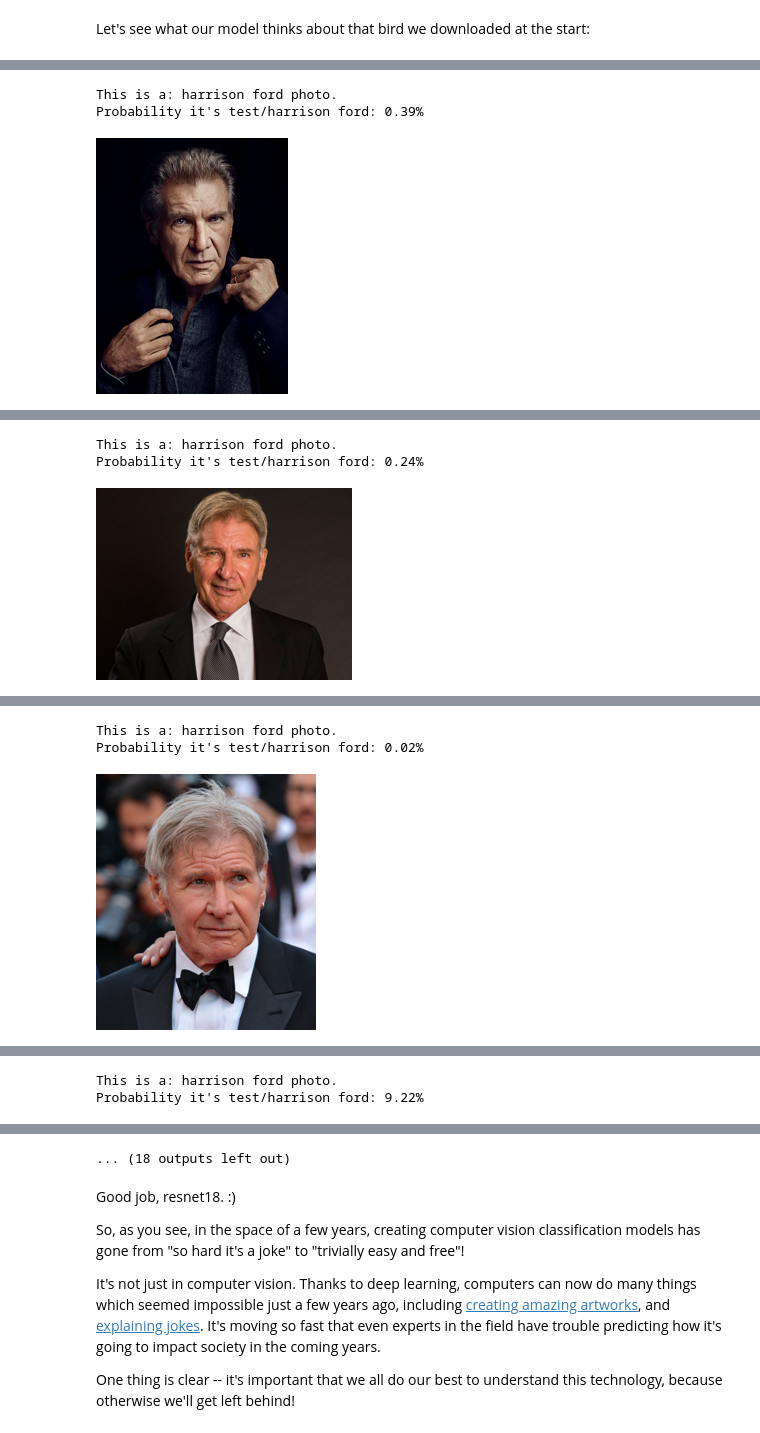
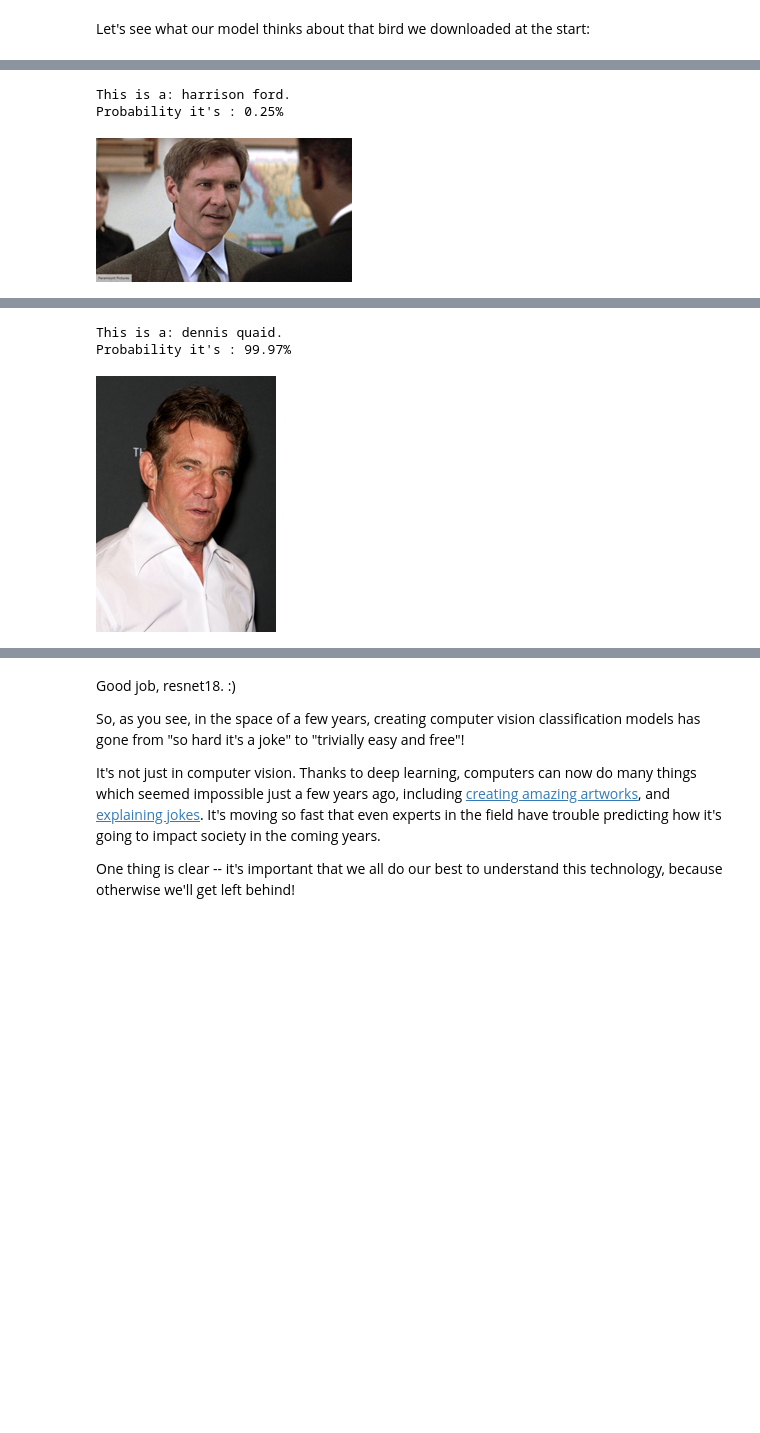
Before and after one commit to atoscram/fastai-is-it-dennis-quaid-or-harrison-ford, a Jupyter notebook: is-it-dennis-quaid-or-harrison-ford.ipynb, the cells around one changed output, grey strips where cells are left out. Cells and saved outputs as stored; diff of their text form; code cells hidden in the pictures; blank space fills up the shorter version.

```diff
--- a/is-it-dennis-quaid-or-harrison-ford.ipynb
+++ b/is-it-dennis-quaid-or-harrison-ford.ipynb
@@ -254,27 +186,27 @@ Let's see what our model thinks about that bird we downloaded at the start:
 # %%
 import os
 from IPython.display import display
 
-image_test_path1 = "test/harrison ford/"
-image_test_path2 = "test/dennis quaid/"
+image_test_path1 = "harrison ford.jpg"
+image_test_path2 = "dennis quaid.jpg"
 
-for item in os.listdir(image_test_path1):
-    is_actor,_,probs = learn.predict(PILImage.create(f'{image_test_path1}/{item}'))
-    print(f"This is a: {is_actor}.")
-    print(f"Probability it's {os.path.dirname(image_test_path1)}: {probs[0]*100:.2f}%")
-    display(Image.open(f'{image_test_path1}/{item}').to_thumb(256,256))
+#for item in os.listdir(image_test_path1):
+is_actor,_,probs = learn.predict(PILImage.create(image_test_path1))
+print(f"This is a: {is_actor}.")
+print(f"Probability it's {os.path.dirname(image_test_path1)}: {probs[0]*100:.2f}%")
+display(Image.open(image_test_path1).to_thumb(256,256))
 
-for item in os.listdir(image_test_path2):
-    is_actor,_,probs = learn.predict(PILImage.create(f'{image_test_path2}/{item}'))
-    print(f"This is a: {is_actor}.")
-    print(f"Probability it's {os.path.dirname(image_test_path2)}: {probs[0]*100:.2f}%")
-    display(Image.open(f'{image_test_path2}/{item}').to_thumb(256,256))
+#for item in os.listdir(image_test_path2):
+is_actor,_,probs = learn.predict(PILImage.create(image_test_path2))
+print(f"This is a: {is_actor}.")
+print(f"Probability it's {os.path.dirname(image_test_path2)}: {probs[0]*100:.2f}%")
+display(Image.open(image_test_path2).to_thumb(256,256))
 # %% [output]
 [interactive output not drawn]
-This is a: harrison ford photo.
-Probability it's test/harrison ford: 0.39%
+This is a: harrison ford.
+Probability it's : 0.25%
-[figure, old version]
+[figure, new version]
 [interactive output not drawn]
-This is a: harrison ford photo.
-Probability it's test/harrison ford: 0.24%
+This is a: dennis quaid.
+Probability it's : 99.97%
-[figure, old version]
+[figure, new version]
@@ -282,3 +212,0 @@ Probability it's test/harrison ford: 0.24%
-This is a: harrison ford photo.
-Probability it's test/harrison ford: 0.02%
-[figure, removed]
@@ -286,2 +212,0 @@ Probability it's test/harrison ford: 0.02%
-This is a: harrison ford photo.
-Probability it's test/harrison ford: 9.22%
@@ -289,4 +213,3 @@ Probability it's test/harrison ford: 9.22%
-... (18 outputs left out)
 # %% [markdown]
 Good job, resnet18. :)
 
```
Also changed, not shown: parts of 11 cells of this notebook.
